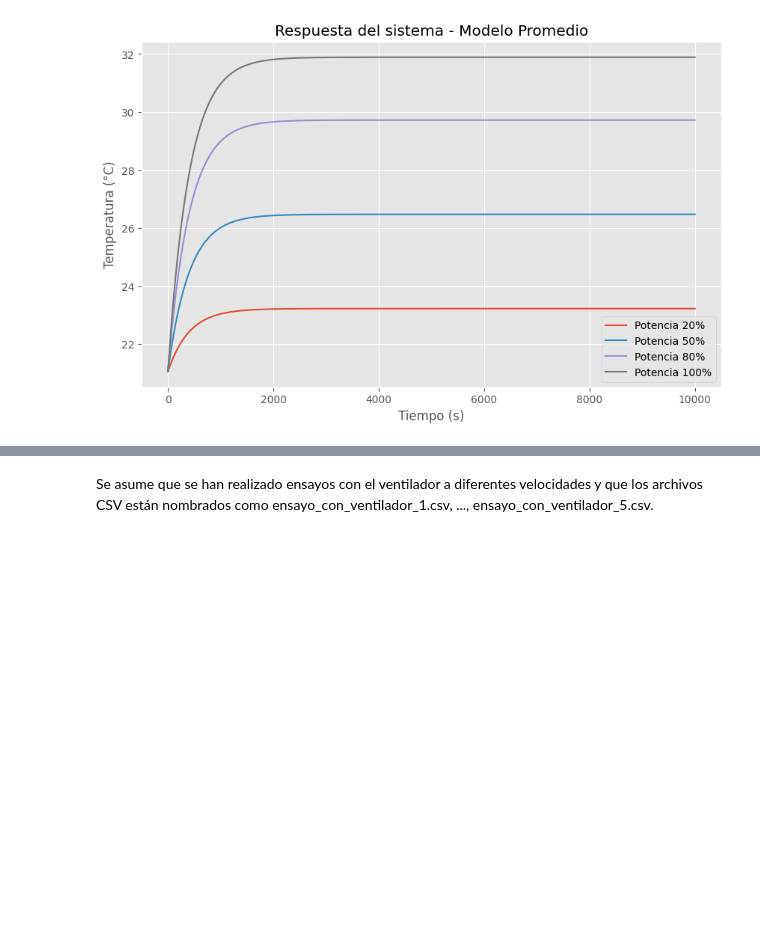
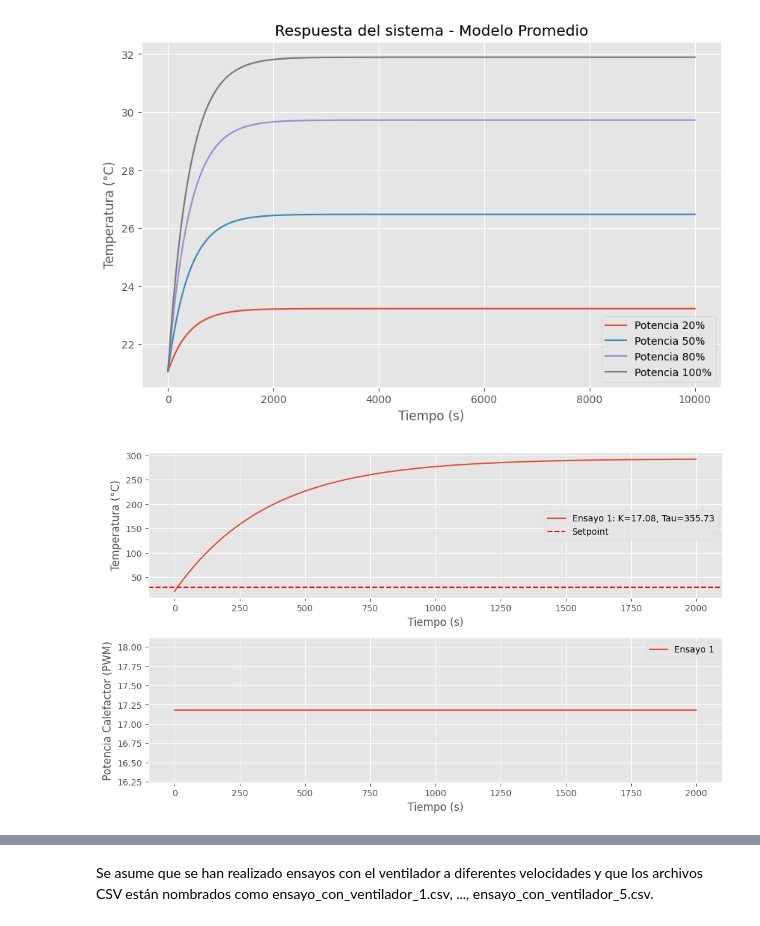
Before and after one commit to MaximilianoAntonio/incubator-prototype, a Jupyter notebook: Incbadora ino/vizualizador csv.ipynb, the cells around one changed output, grey strips where cells are left out. Drawn from its saved outputs; the diff is of its cells as text; code cells hidden in the pictures; blank space fills up the shorter version.

```diff
--- a/Incbadora ino/vizualizador csv.ipynb
+++ b/Incbadora ino/vizualizador csv.ipynb
@@ -187,3 +197,85 @@ K promedio: 10.83
 tau promedio: 405.13
 T_inicial promedio: 21.06
 [figure]
+# %%
+import numpy as np
+import matplotlib.pyplot as plt
+from simple_pid import PID
+
+# Definir una clase para el sistema térmico basado en K y tau
+class HeaterSystem:
+    def __init__(self, K, tau, T_inicial=20.0):
+        self.K = K  # Ganancia del sistema
+        self.tau = tau  # Constante de tiempo
+        self.T_inicial = T_inicial  # Temperatura inicial
+        self.T_actual = T_inicial  # Estado del sistema
+
+    def update(self, potencia, dt):
+        # Modelo de sistema de primer orden: dT/dt = (K * Potencia - T_actual) / tau
+        dT = (self.K * potencia - self.T_actual) / self.tau
+        self.T_actual += dT * dt
+        return self.T_actual
+
+# Parámetros del PID
+Kp = 2.0
+Ki = 0.1
+Kd = 0.5
+
+# Configuración de ensayos
+ensayos = [
+    {"K": 17.08, "tau": 355.73, "T_inicial": 20.41},
+    {"K": 13.35, "tau": 365.64, "T_inicial": 21.01},
+    {"K": 9.63, "tau": 307.87, "T_inicial": 21.18},
+    {"K": 8.45, "tau": 420.45, "T_inicial": 20.74},
+    {"K": 3.64, "tau": 577.98, "T_inicial": 21.974},
+]
+
+# Temperatura objetivo
+setpoint = 29  # Cambiar este valor según la temperatura deseada
+
+# Tiempo de simulación
+tiempo_simulacion = 2000  # en segundos
+dt = 1  # paso de tiempo en segundos
+
+# Ciclo sobre cada ensayo
+for i, ensayo in enumerate(ensayos):
+    sistema = HeaterSystem(ensayo["K"], ensayo["tau"], ensayo["T_inicial"])
+    pid = PID(Kp, Ki, Kd, setpoint=setpoint)
+    pid.output_limits = (0, 255)  # Límites de la potencia del calefactor
+
+    # Variables para almacenar resultados
+    tiempos = np.arange(0, tiempo_simulacion, dt)
+    temperaturas = []
+    potencias = []
+
+    # Simulación en el tiempo
+    for t in tiempos:
+        temperatura_actual = sistema.T_actual
+        potencia_calefactor = pid(temperatura_actual)
+        temperatura = sistema.update(potencia_calefactor, dt)
+
+        # Almacenar los resultados
+        temperaturas.append(temperatura)
+        potencias.append(potencia_calefactor)
+
+    # Graficar resultados para cada ensayo
+    plt.figure(figsize=(10, 6))
+    plt.subplot(2, 1, 1)
+    plt.plot(tiempos, temperaturas, label=f"Ensayo {i + 1}: K={ensayo['K']}, Tau={ensayo['tau']}")
+    plt.axhline(setpoint, color='r', linestyle='--', label='Setpoint')
+    plt.xlabel('Tiempo (s)')
+    plt.ylabel('Temperatura (°C)')
+    plt.legend()
+    plt.grid(True)
+
+    plt.subplot(2, 1, 2)
+    plt.plot(tiempos, potencias, label=f"Ensayo {i + 1}")
+    plt.xlabel('Tiempo (s)')
+    plt.ylabel('Potencia Calefactor (PWM)')
+    plt.legend()
+    plt.grid(True)
+
+    plt.tight_layout()
+    plt.show()
+# %% [output]
+[figure, added]
```
Also changed, not shown: parts of 2 cells of this notebook, 20 other files.
